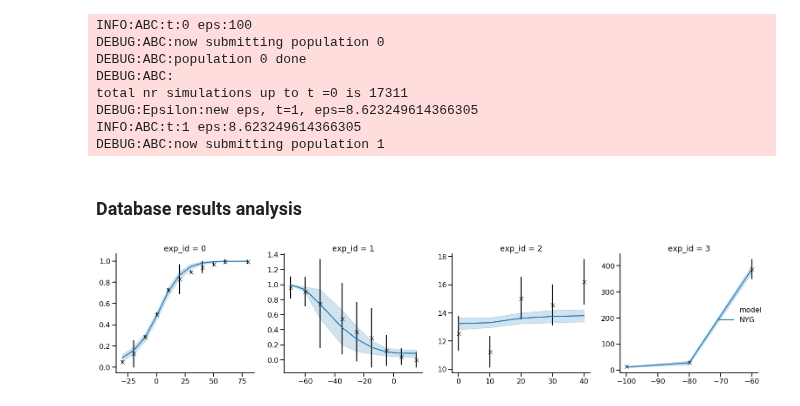
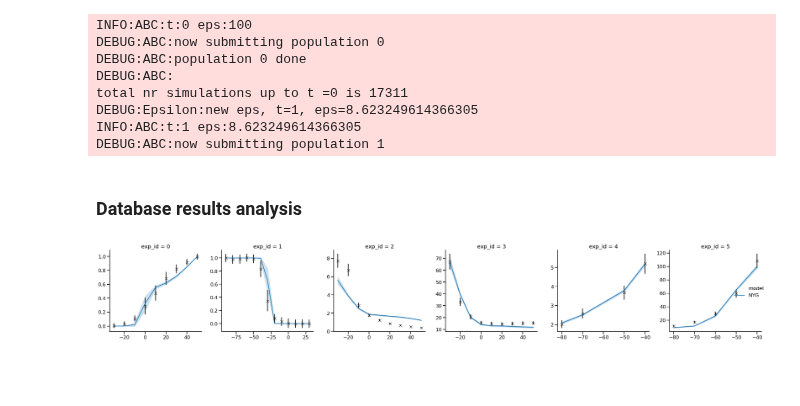
Before and after one commit to charleshouston/ion-channel-ABC, a Jupyter notebook: docs/examples/Nygren/nygren_ito_full.ipynb, the cells around one changed output. Drawn from its saved outputs; the diff is of its cells as text; code cells hidden in the pictures; blank space fills up the shorter version.

```diff
--- a/docs/examples/Nygren/nygren_ito_full.ipynb
+++ b/docs/examples/Nygren/nygren_ito_full.ipynb
@@ -133,13 +133,14 @@ history = History(db_path)
 df, w = history.get_distribution()
 # %%
 g = plot_sim_results(modelfile,
-                     shibata_act,
-                    firek_inact,
-                    nygren_inact_kin,
-                    nygren_rec,
+                     wang_act,
+                    wang_inact,
+                    courtemanche_kin,
+                    courtemanche_deact,
+                    courtemanche_rec,
                      df=df, w=w)
 # %% [output]
-[figure, old version]
+[figure, new version]
 # %%
 nyg_pars = df.sample(n=100, weights=w, replace=True)
 nyg_pars = nyg_pars.set_index([pd.Index(range(100))])
```
Also changed, not shown: parts of 2 cells of this notebook, 1 other file.
